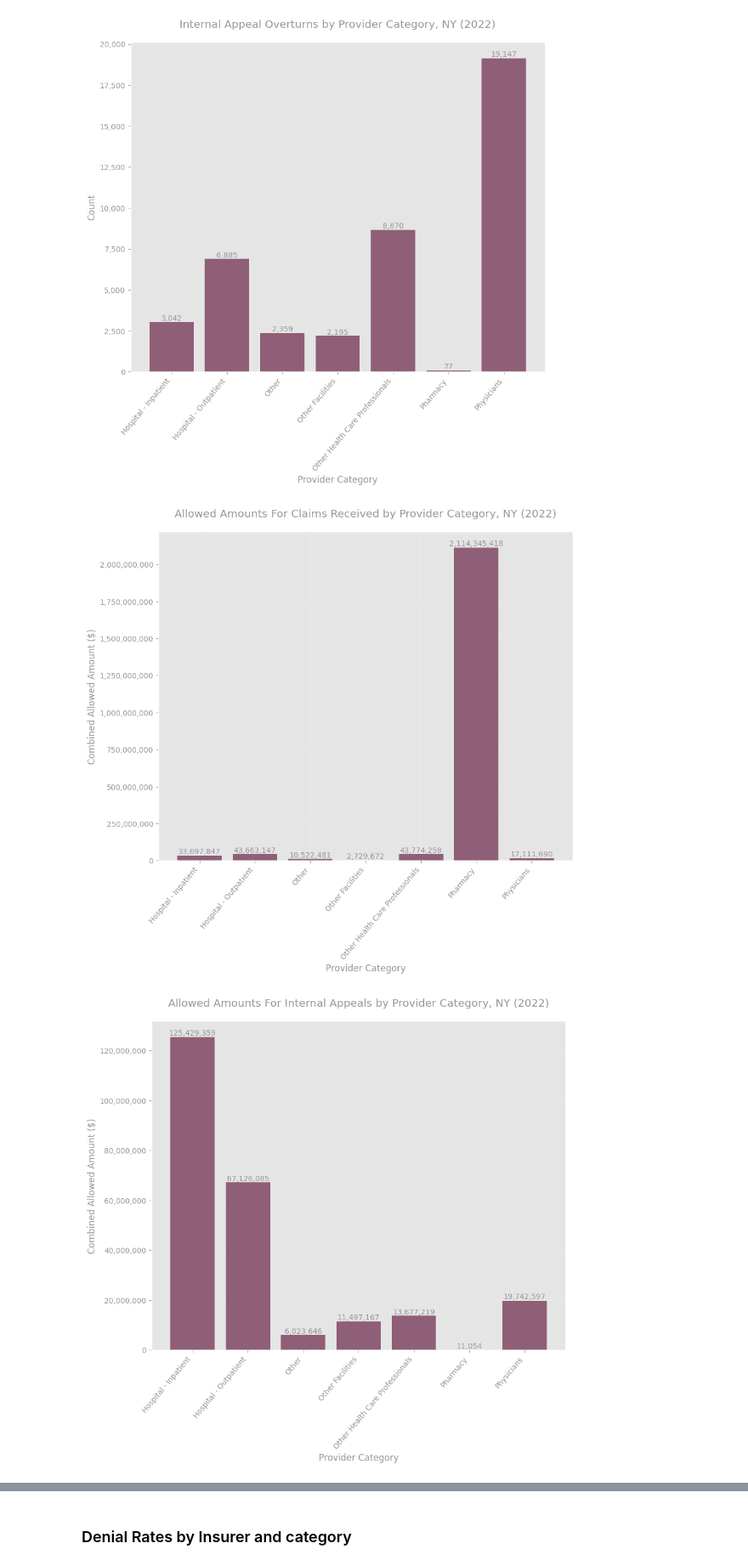
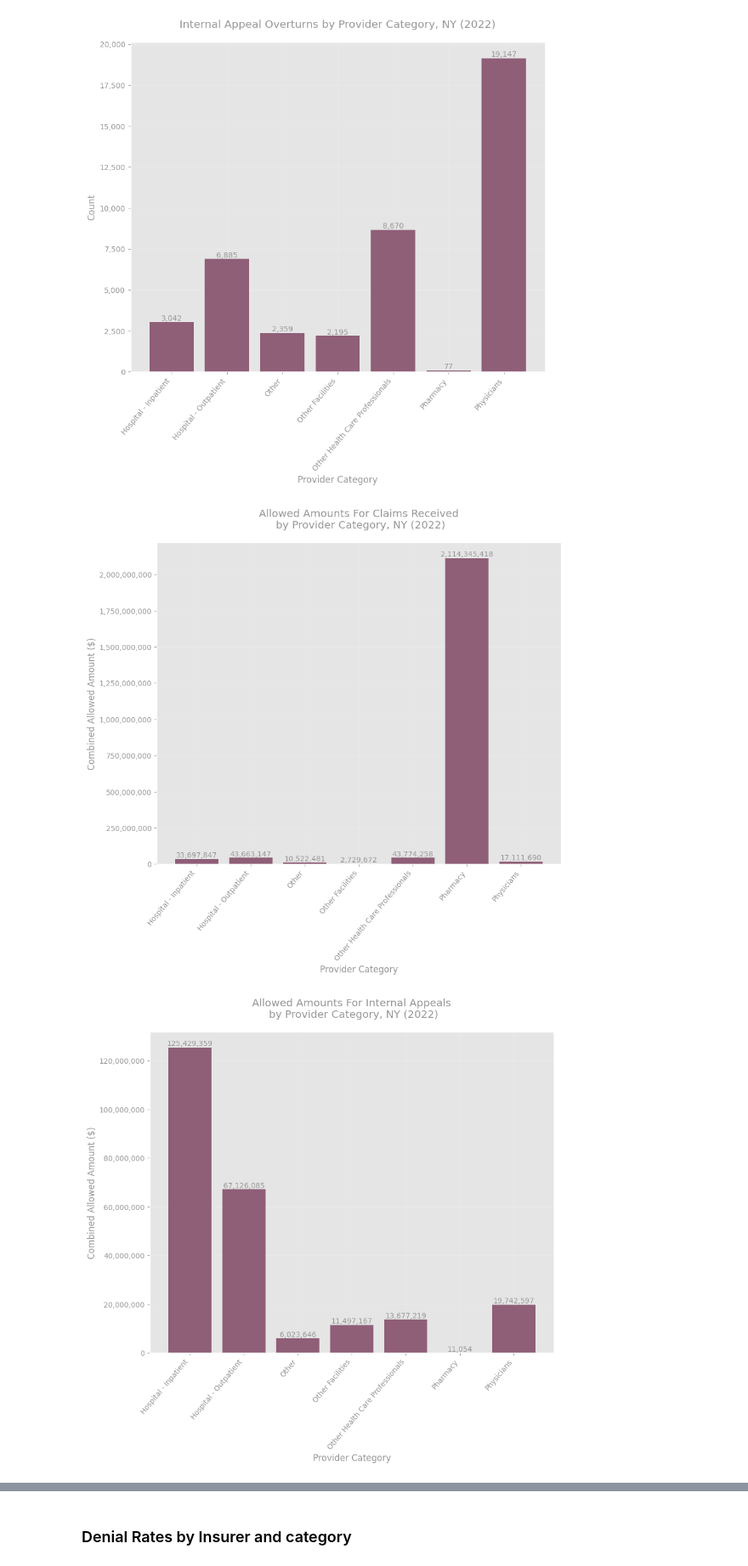
Before and after one commit to TPAFS/investigations, a Jupyter notebook: investigations/claims_denials/nys_claims_reports.ipynb, the cells around one changed output, grey strips where cells are left out. Shown at 85% size. Saved outputs shown, nothing was run; the diff lists cells and outputs as text; code cells hidden in the pictures.

Commit message:
Adjust plot headings

```diff
--- a/investigations/claims_denials/nys_claims_reports.ipynb
+++ b/investigations/claims_denials/nys_claims_reports.ipynb
@@ -892,7 +892,7 @@ plot_bar(
 # Total Allowed Amounts of Denials (by cat)
 bar_names = list(provider_agg["provider_category"].values)
 bar_vals = list(provider_agg["claims_denied_allowed"].values)
-title = f"Allowed Amounts For Claims Received by Provider Category, NY (2022)"
+title = f"Allowed Amounts For Claims Received\n by Provider Category, NY (2022)"
 val_axis_label = "Combined Allowed Amount ($)"
 cat_axis_label = "Provider Category"
 
@@ -915,7 +915,7 @@ bar_vals = list(
         + provider_agg["internal_appeals_overturned_allowed"]
     ).values
 )
-title = f"Allowed Amounts For Internal Appeals by Provider Category, NY (2022)"
+title = f"Allowed Amounts For Internal Appeals\n by Provider Category, NY (2022)"
 val_axis_label = "Combined Allowed Amount ($)"
 cat_axis_label = "Provider Category"
 
@@ -924,33 +924,33 @@ plot_bar(
     bar_vals,
     title=title,
     val_axis_label=val_axis_label,
     cat_axis_label=cat_axis_label,
     bar_label=True,
     save_path=os.path.join(
         OUTPUT_IMAGE_DIR, "allowed_amts_appealed_by_provider_cat.png"
     ),
     figsize=(10, 8),
 )
 
 # Total Allowed Amounts of Overturns (by cat)
 bar_names = list(provider_agg["provider_category"].values)
 bar_vals = list(provider_agg["internal_appeals_overturned_allowed"].values)
-title = f"Allowed Amounts For Overturned Appeals by Provider Category, NY (2022)"
+title = f"Allowed Amounts For Overturned Appeals\n by Provider Category, NY (2022)"
 val_axis_label = "Combined Allowed Amount ($)"
 cat_axis_label = "Provider Category"
 
 plot_bar(
     bar_names,
     bar_vals,
     title=title,
     val_axis_label=val_axis_label,
     cat_axis_label=cat_axis_label,
     bar_label=True,
     save_path=os.path.join(
         OUTPUT_IMAGE_DIR, "allowed_amts_overturned_by_provider_cat.png"
     ),
     figsize=(10, 8),
 )
 # %% [output]
-[figure, old version]
+[figure, new version]
-[figure, old version]
+[figure, new version]
```
Also changed, not shown: parts of 3 cells of this notebook.
